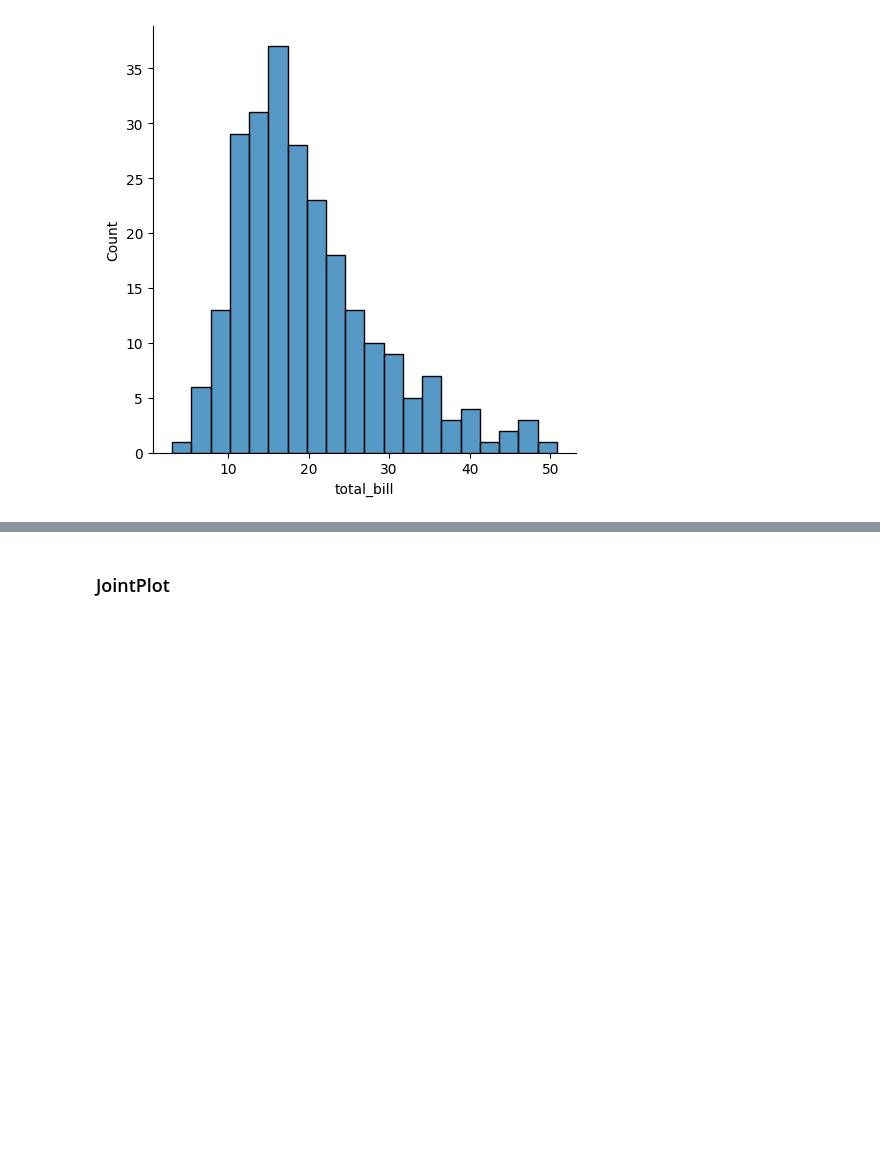
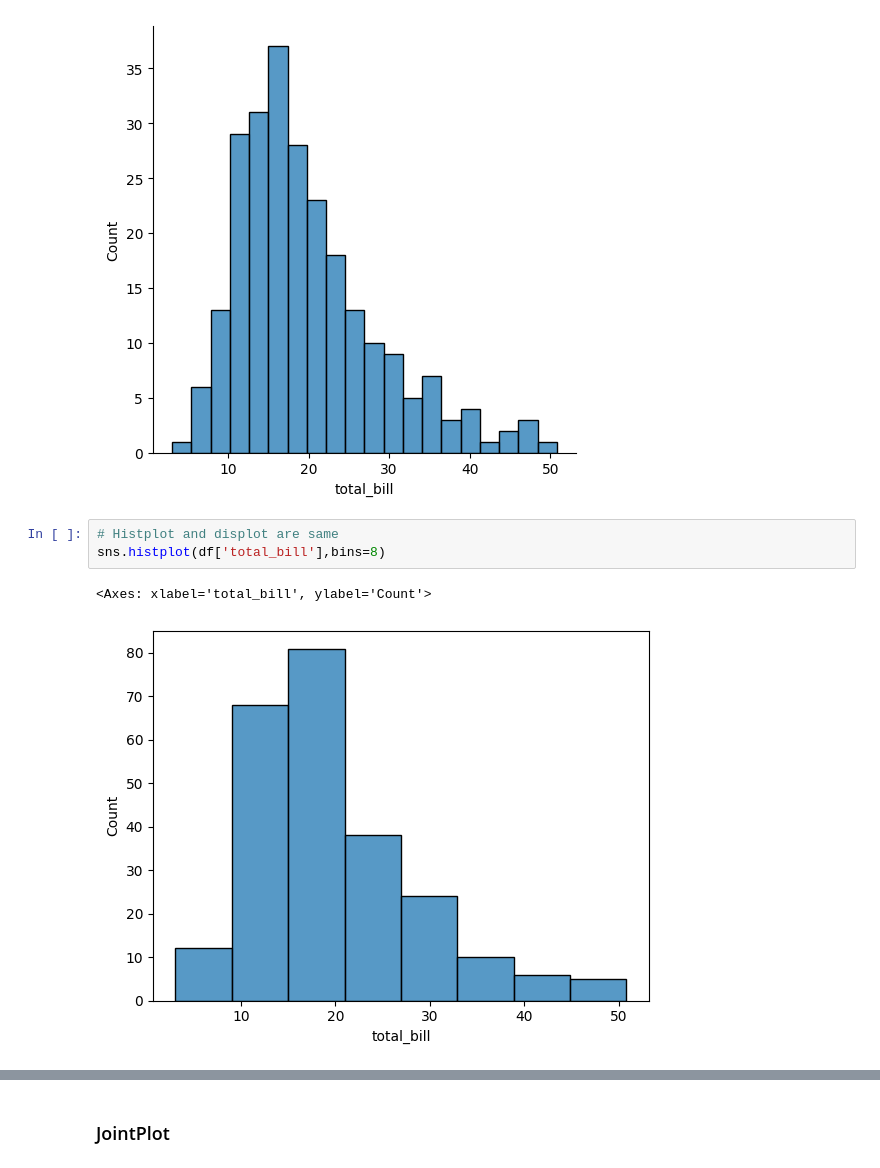
Before and after one commit to dharmen-123/Matplotlib-Seaborn, a Jupyter notebook: 02_Seaborn/Distribution_Plots.ipynb, the cells around one changed output, grey strips where cells are left out. Cells and saved outputs as stored; diff of their text form; blank space fills up the shorter version.

```diff
--- a/02_Seaborn/Distribution_Plots.ipynb
+++ b/02_Seaborn/Distribution_Plots.ipynb
@@ -43,3 +43,9 @@ sns.displot(df['total_bill'],bins=20)
 # %% [output]
 <seaborn.axisgrid.FacetGrid at 0x...>
 [figure]
+# %%
+# Histplot and displot are same
+sns.histplot(df['total_bill'],bins=8)
+# %% [output]
+<Axes: xlabel='total_bill', ylabel='Count'>
+[figure, added]
```
Also changed, not shown: parts of 11 cells of this notebook.
